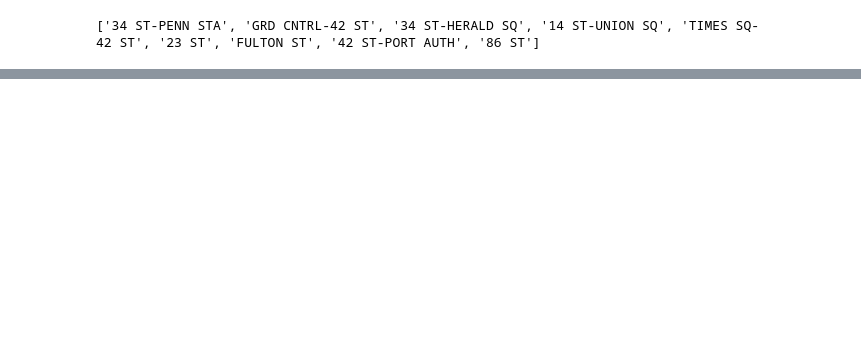
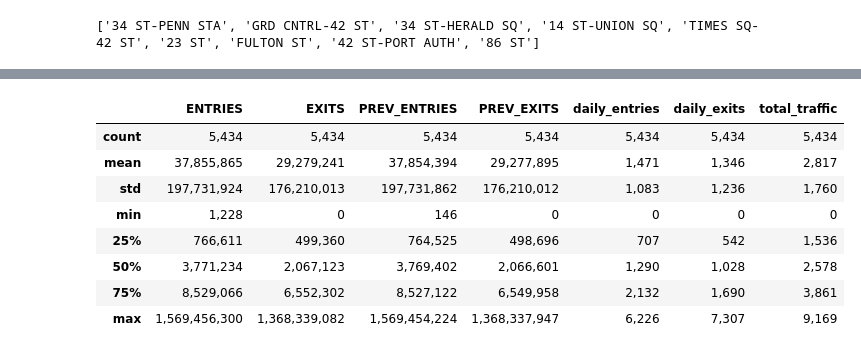
Before and after one commit to peterilhardt/MTA_turnstiles, a Jupyter notebook: MVP.ipynb, the cells around one changed output, grey strips where cells are left out. Drawn from its saved outputs; the diff is of its cells as text; code cells hidden in the pictures; blank space fills up the shorter version.

```diff
--- a/MVP.ipynb
+++ b/MVP.ipynb
@@ -93,0 +139,12 @@ sns.despine()
+# %%
+tp[(tp['STATION']=='34 ST-PENN STA')].describe()
+# %% [output]
+|  | ENTRIES | EXITS | PREV_ENTRIES | PREV_EXITS | daily_entries | daily_exits | total_traffic |
+| count | 5,434 | 5,434 | 5,434 | 5,434 | 5,434 | 5,434 | 5,434 |
+| mean | 37,855,865 | 29,279,241 | 37,854,394 | 29,277,895 | 1,471 | 1,346 | 2,817 |
+| std | 197,731,924 | 176,210,013 | 197,731,862 | 176,210,012 | 1,083 | 1,236 | 1,760 |
+| min | 1,228 | 0 | 146 | 0 | 0 | 0 | 0 |
+| 25% | 766,611 | 499,360 | 764,525 | 498,696 | 707 | 542 | 1,536 |
+| 50% | 3,771,234 | 2,067,123 | 3,769,402 | 2,066,601 | 1,290 | 1,028 | 2,578 |
+| 75% | 8,529,066 | 6,552,302 | 8,527,122 | 6,549,958 | 2,132 | 1,690 | 3,861 |
+| max | 1,569,456,300 | 1,368,339,082 | 1,569,454,224 | 1,368,337,947 | 6,226 | 7,307 | 9,169 |
```
Also changed, not shown: parts of 11 cells of this notebook, 1 other file.
